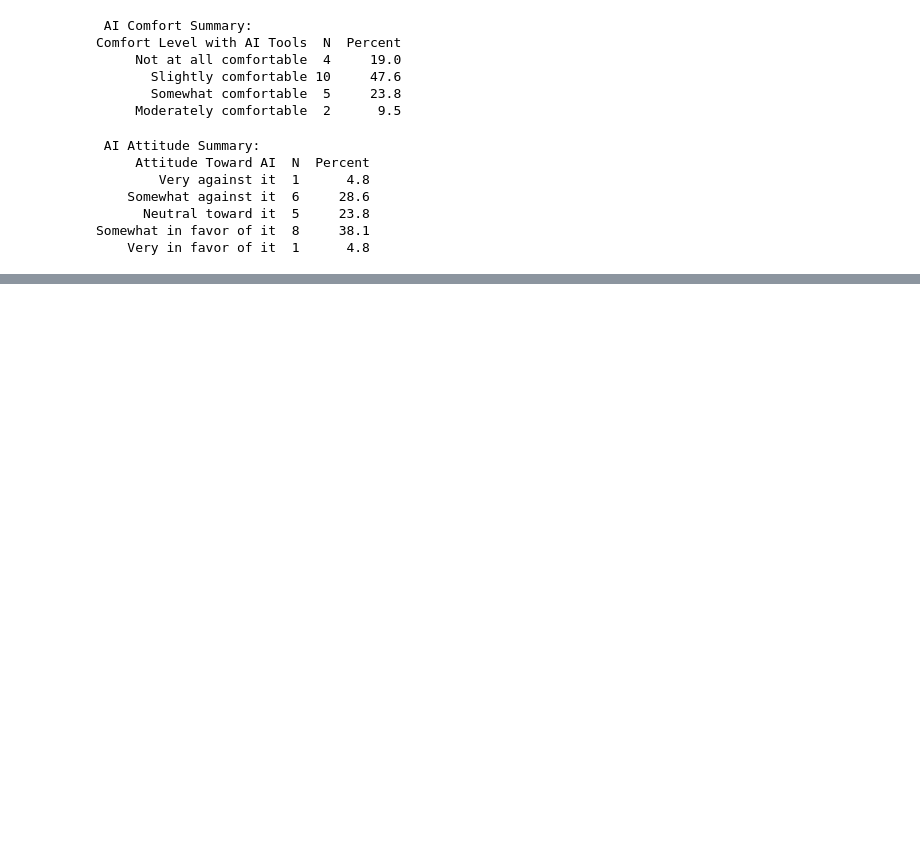
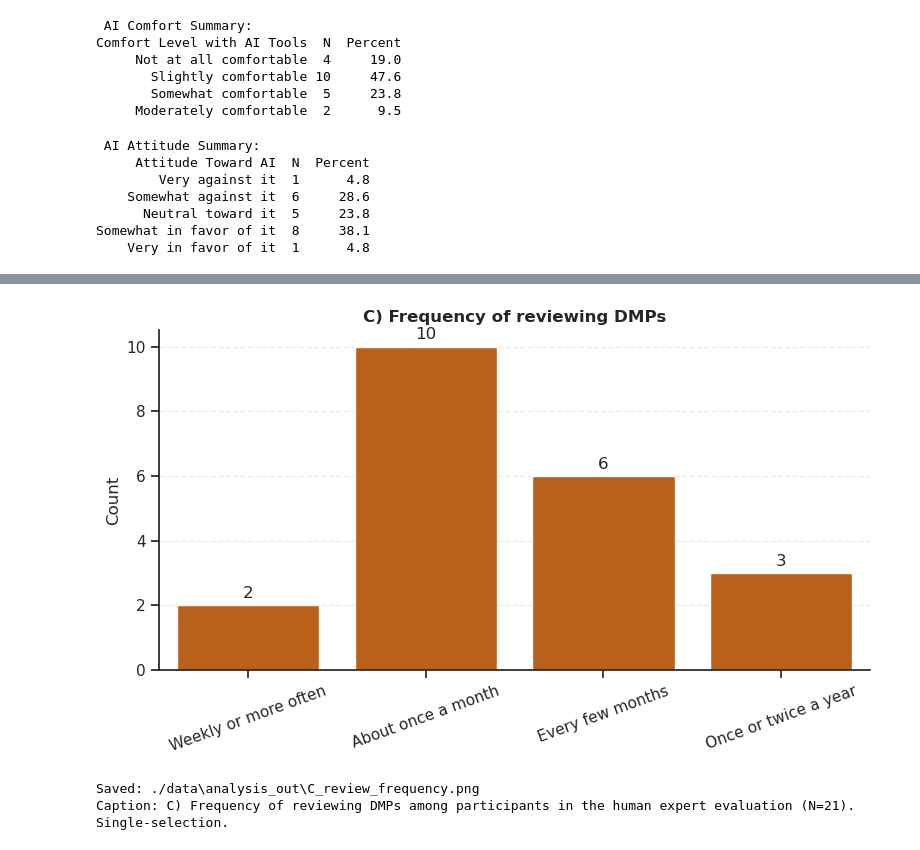
Before and after one commit to fairdataihub/dmp-llm-evaluation-paper-data, a Jupyter notebook: DMP_Human_Evaluation_Analysis/Survey.ipynb, the cells around one changed output, grey strips where cells are left out. Cells and saved outputs as stored; diff of their text form; code cells hidden in the pictures; blank space fills up the shorter version.

```diff
--- a/DMP_Human_Evaluation_Analysis/Survey.ipynb
+++ b/DMP_Human_Evaluation_Analysis/Survey.ipynb
@@ -1514,0 +1821,42 @@ Somewhat in favor of it  8     38.1
+# %%
+import os
+import pandas as pd
+import seaborn as sns
+import matplotlib.pyplot as plt
+
+OUT_DIR = os.path.join(DATA_DIR, "analysis_out")
+os.makedirs(OUT_DIR, exist_ok=True)
+
+sns.set(style="ticks", font="DejaVu Sans")
+
+N_true = int(df["participantId"].nunique())
+
+order = ["Weekly or more often", "About once a month", "Every few months", "Once or twice a year"]
+s = pd.Categorical(df["dmpReviewFrequency"].astype(str).str.strip(), categories=order, ordered=True)
+counts = pd.Series(s).value_counts(dropna=False).reindex(order).fillna(0).astype(int).reset_index()
+counts.columns = ["Category", "N"]
+
+fig, ax = plt.subplots(figsize=(8, 4.8))
+sns.barplot(data=counts, x="Category", y="N", ax=ax, color="#D55E00", order=order)
+ax.set_title("C) Frequency of reviewing DMPs")
+ax.set_xlabel("")
+ax.set_ylabel("Count")
+ax.tick_params(axis="x", rotation=20)
+for c in ax.containers:
+    ax.bar_label(c, fmt="%.0f", padding=3)
+ax.grid(axis="y", linestyle="--", alpha=0.4)
+sns.despine(ax=ax)
+fig.tight_layout()
+
+save_path = os.path.join(OUT_DIR, "C_review_frequency.png")
+fig.savefig(save_path, dpi=300, bbox_inches="tight")
+plt.show()
+plt.close(fig)
+
+caption = f"C) Frequency of reviewing DMPs among participants in the human expert evaluation (N={N_true}). Single-selection."
+print("Saved:", save_path)
+print("Caption:", caption)
+# %% [output]
+[figure, added]
+Saved: ./data\analysis_out\C_review_frequency.png
+Caption: C) Frequency of reviewing DMPs among participants in the human expert evaluation (N=21). Single-selection.
```
Also changed, not shown: parts of 5 cells of this notebook.
